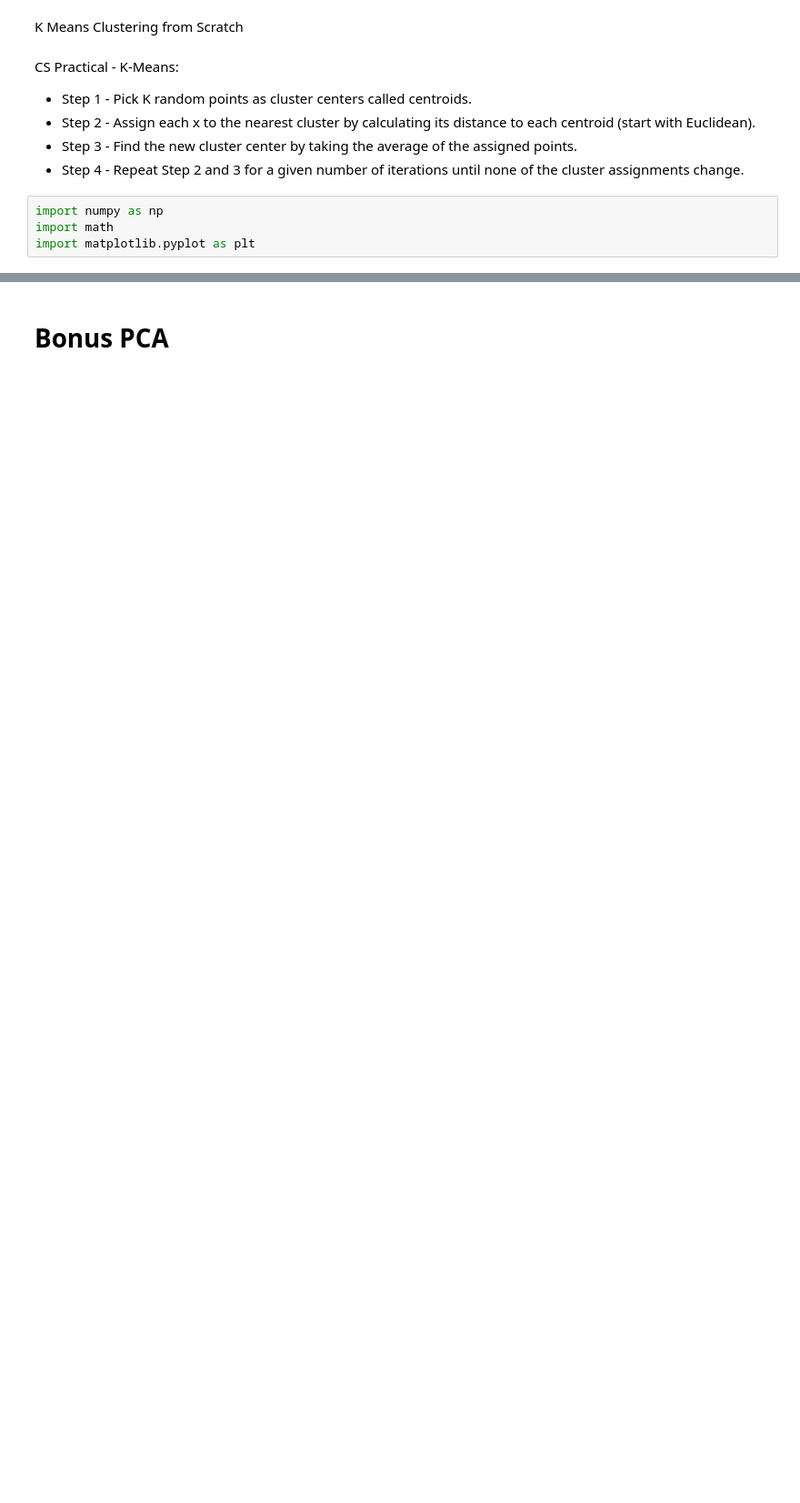
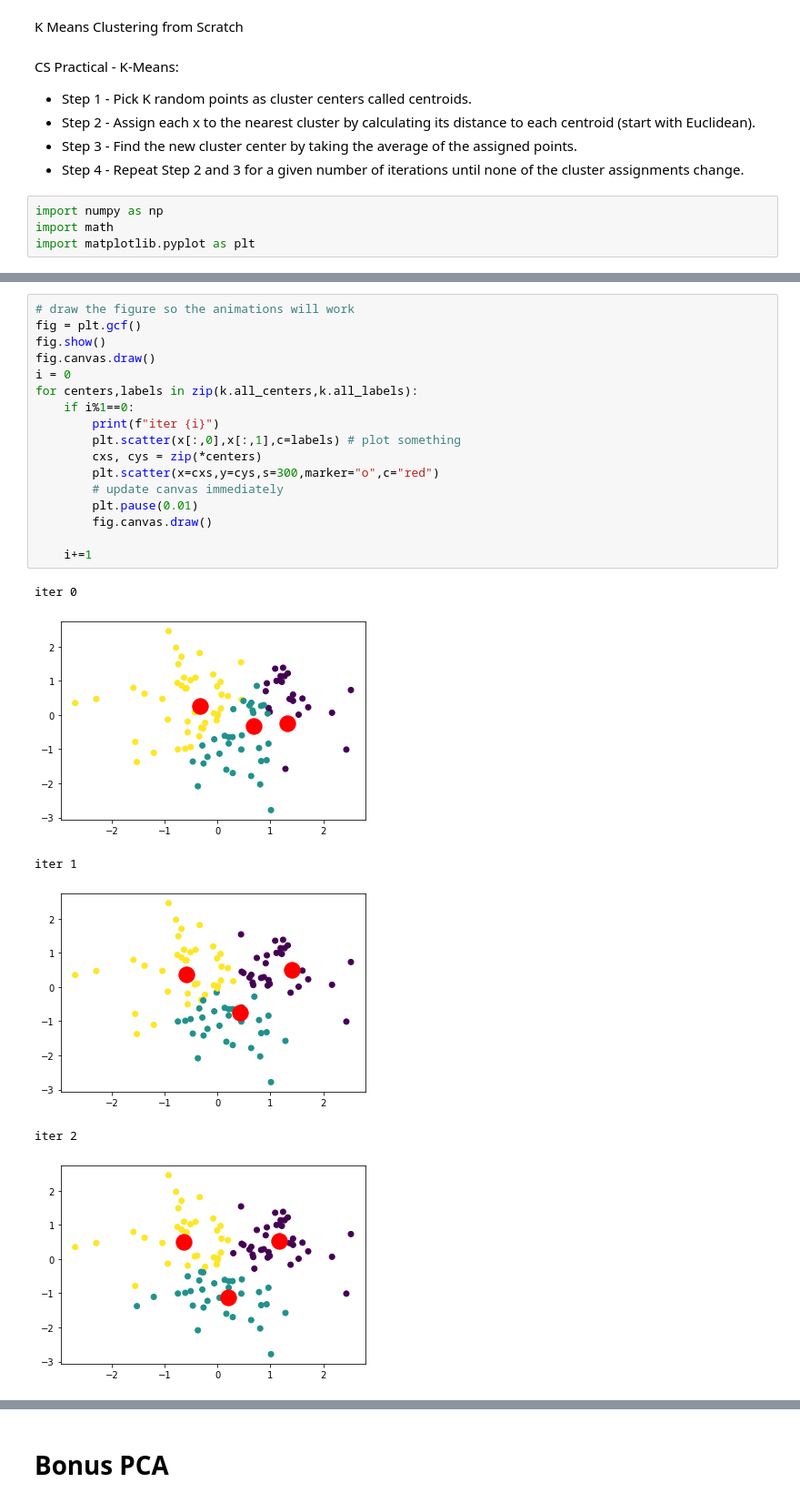
Before and after one commit to devkosal/code_challenges, a Jupyter notebook: insight_k_means.ipynb, the cells around one changed output, grey strips where cells are left out. Shown at 91% size. Saved outputs shown, nothing was run; the diff lists cells and outputs as text; blank space fills up the shorter version.

```diff
--- a/insight_k_means.ipynb
+++ b/insight_k_means.ipynb
@@ -71,0 +81,24 @@ array([1, 0, 1, 2, 0, 2, 2, 1, 2, 0, 0, 1, 1, 1, 1, 2, 1, 0, 1, 1, 0, 0,
+# %%
+# draw the figure so the animations will work
+fig = plt.gcf()
+fig.show()
+fig.canvas.draw()
+i = 0
+for centers,labels in zip(k.all_centers,k.all_labels):
+    if i%1==0:
+        print(f"iter {i}")
+        plt.scatter(x[:,0],x[:,1],c=labels) # plot something
+        cxs, cys = zip(*centers)
+        plt.scatter(x=cxs,y=cys,s=300,marker="o",c="red")
+        # update canvas immediately
+        plt.pause(0.01)
+        fig.canvas.draw()
+
+    i+=1
+# %% [output]
+iter 0
+[figure, added]
+iter 1
+[figure, added]
+iter 2
+[figure, added]
```
Also changed, not shown: parts of 10 cells of this notebook, 6 other files.
